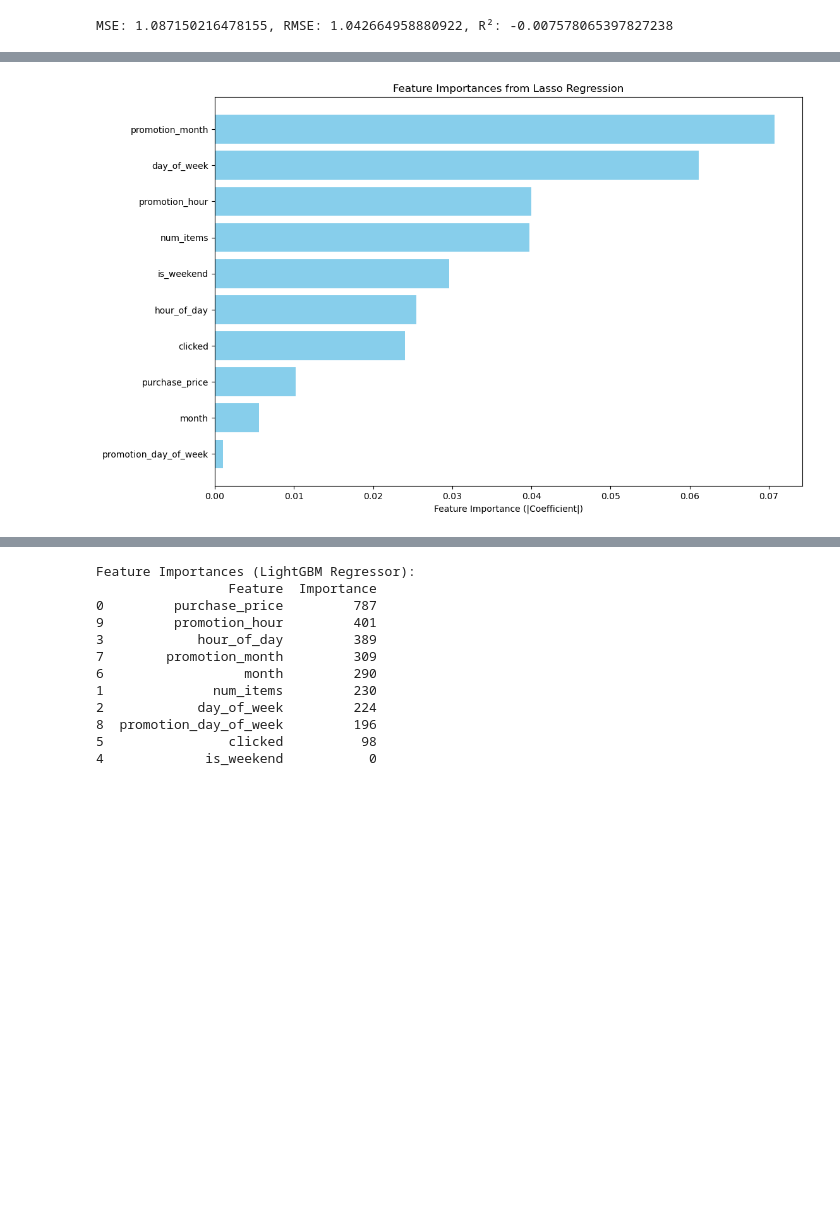
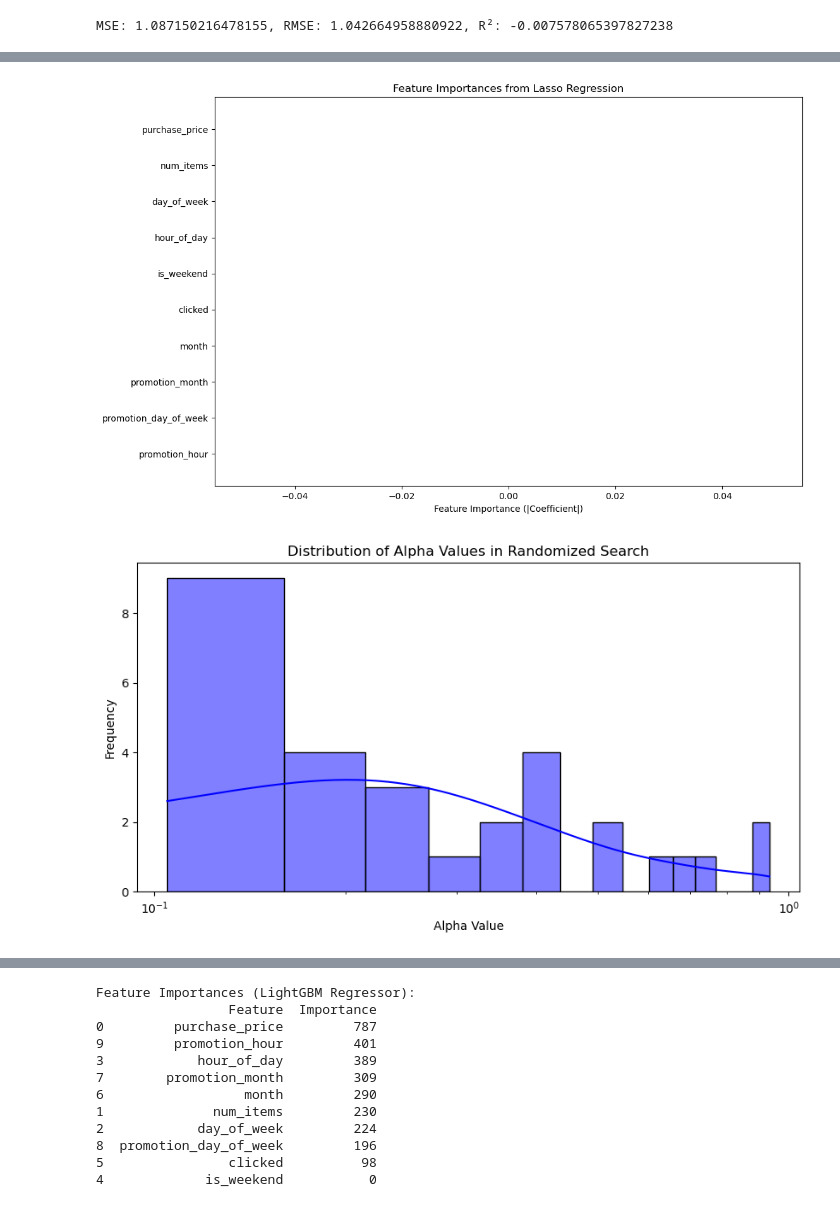
Before and after one commit to MingzengQin/Intership, a Jupyter notebook: HourTarget.ipynb, the cells around one changed output, grey strips where cells are left out. Drawn from its saved outputs; the diff is of its cells as text; code cells hidden in the pictures; blank space fills up the shorter version.

```diff
--- a/HourTarget.ipynb
+++ b/HourTarget.ipynb
@@ -875,19 +1037,60 @@ print(f'MSE: {mse_lasso}, RMSE: {rmse_lasso}, R²: {r2_lasso}')
 # %% [output]
 MSE: 1.087150216478155, RMSE: 1.042664958880922, R²: -0.007578065397827238
 # %%
-# 1. Standardize the Data
+import numpy as np
+import pandas as pd
+import matplotlib.pyplot as plt
+import time
+from tqdm import tqdm
+from sklearn.linear_model import Lasso
+from sklearn.preprocessing import StandardScaler
+from sklearn.metrics import mean_absolute_error, mean_squared_error, r2_score
+from sklearn.model_selection import RandomizedSearchCV
+from scipy.stats import loguniform
+
+# Standardize the Data
 scaler = StandardScaler()
 x_train_scaled = scaler.fit_transform(x_train)
 x_val_scaled = scaler.transform(x_val)
 
-# 2. Train Lasso Model with Fixed Alpha
-best_lasso_model = Lasso(alpha=0.005, max_iter=10000, random_state=42)
+# Define Hyperparameter Search Space for Lasso
+param_dist_lasso = {
+    'alpha': loguniform(0.1, 1)  # Expanded alpha range (0.0001 to 1)
+}
+
+lasso_model = Lasso(max_iter=10000, random_state=42)
+
+# Track Hyperparameter Search Progress
+search_times_lasso = []
+start_time_lasso = time.time()
+
+random_search_lasso = RandomizedSearchCV(
+    lasso_model, param_distributions=param_dist_lasso,
+    n_iter=30,  # Increased iterations for better search coverage
+    cv=5, scoring='neg_mean_absolute_error',
+    n_jobs=-1, verbose=1, random_state=42
+)
+
+# Using tqdm to visualize progress
+with tqdm(total=30, desc="Lasso Hyperparameter Search Progress") as pbar:
+    random_search_lasso.fit(x_train_scaled, y_train)
+    search_times_lasso.append(time.time())  # Track search times
+    pbar.update(1)
+
+# Calculate total elapsed time
+total_time_lasso = time.time() - start_time_lasso
+print(f"\nTotal Hyperparameter Search Time (Lasso): {total_time_lasso:.2f} seconds")
+
+# Selecting the best model
+best_lasso_model = random_search_lasso.best_estimator_
+
+# Train the best Lasso model
 best_lasso_model.fit(x_train_scaled, y_train)
 
-# 3. Prediction
+# Prediction
 y_pred_lasso = best_lasso_model.predict(x_val_scaled)
 
-# 4. Model Evaluation
+# Model Evaluation
 optimized_mae_lasso = mean_absolute_error(y_val, y_pred_lasso)
 optimized_mse_lasso = mean_squared_error(y_val, y_pred_lasso)
 optimized_rmse_lasso = np.sqrt(optimized_mse_lasso)
@@ -895,7 +1098,7 @@ optimized_r2_lasso = r2_score(y_val, y_pred_lasso)
 
 print(f'MAE: {optimized_mae_lasso:.4f}, MSE: {optimized_mse_lasso:.4f}, RMSE: {optimized_rmse_lasso:.4f}, R²: {optimized_r2_lasso:.4f}')
 
-# 5. Feature Importance
+# Feature Importance
 lasso_coefficients = best_lasso_model.coef_
 importance_df_lasso = pd.DataFrame({
     'Feature': x_train.columns,
@@ -906,11 +1109,33 @@ importance_df_lasso = pd.DataFrame({
 print("\nFeature Importances (Lasso Regression):")
 print(importance_df_lasso)
 
-# 6. Visualization
+# Visualization: Feature Importances
 plt.figure(figsize=(12, 8))
 plt.barh(importance_df_lasso['Feature'], importance_df_lasso['Importance'], color='skyblue')
 plt.gca().invert_yaxis()
 plt.xlabel('Feature Importance (|Coefficient|)')
 plt.title('Feature Importances from Lasso Regression')
 plt.show()
+
+# Visualization of Search Space for Alpha
+searched_alpha = random_search_lasso.cv_results_['param_alpha'].data
+
+plt.figure(figsize=(10, 5))
+sns.histplot(searched_alpha, bins=15, kde=True, color='blue')
+plt.xlabel('Alpha Value')
+plt.ylabel('Frequency')
+plt.title('Distribution of Alpha Values in Randomized Search')
+plt.xscale('log')  # Log scale for better visibility
+plt.show()
+
+# Visualization of CV Running Time Trend
+if len(search_times_lasso) > 1:
+    iteration_times_lasso = np.diff(search_times_lasso)
+    plt.figure(figsize=(10, 5))
+    plt.plot(range(1, len(iteration_times_lasso) + 1), iteration_times_lasso, marker='o', linestyle='-', color='red')
+    plt.xlabel("Iteration")
+    plt.ylabel("Time (seconds)")
+    plt.title("Lasso Hyperparameter Search Time Per Iteration")
+    plt.grid()
+    plt.show()
 # %% [output]
@@ -931 +1158,2 @@ Feature Importances (Lasso Regression):
-[figure, old version]
+[figure, new version]
+[figure, added]
```
Also changed, not shown: parts of 17 cells of this notebook, 1 other file.
